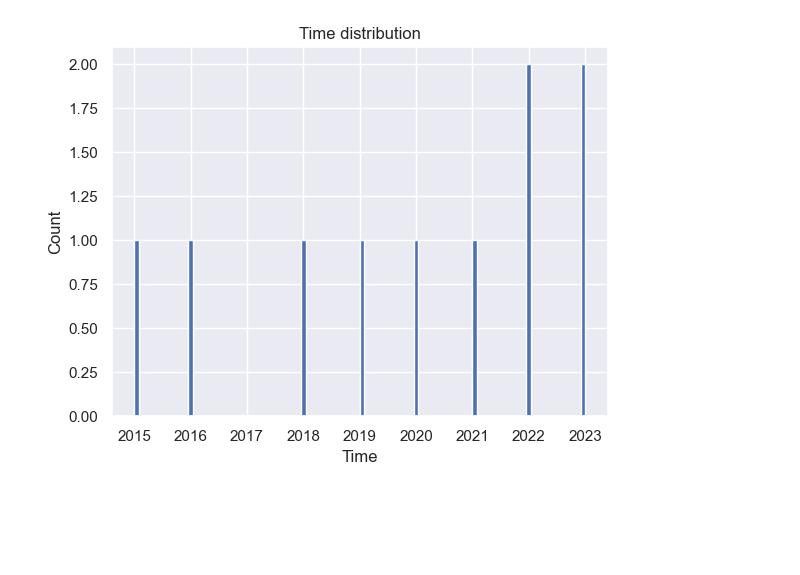
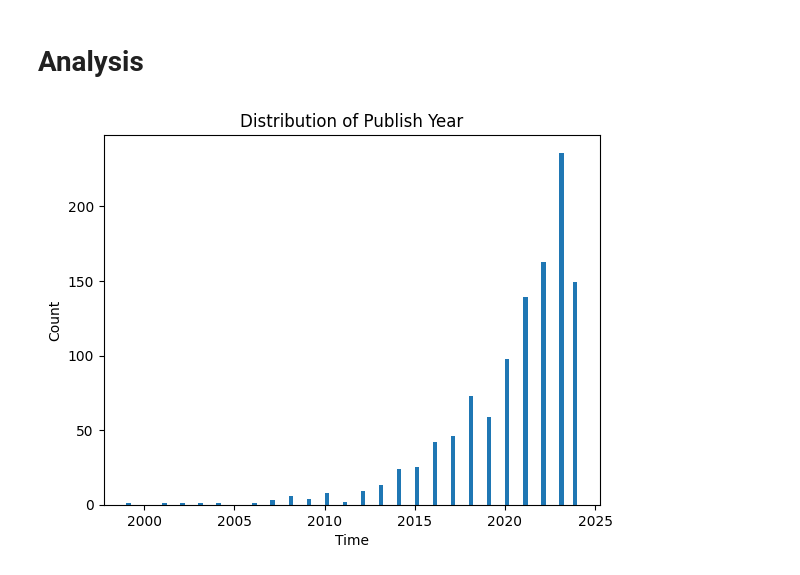
Before and after one commit to F102M8/data-science-project, a Jupyter notebook: Preprocesing.ipynb, the cells around one changed output. Saved outputs shown, nothing was run; the diff lists cells and outputs as text; code cells hidden in the pictures; blank space fills up the shorter version.

```diff
--- a/Preprocesing.ipynb
+++ b/Preprocesing.ipynb
@@ -67,0 +65,19 @@ df.describe(include='object')
+# %%
+# duplicate_rows = df[df.duplicated(subset=['NAME'])]
+# print("Duplicate Rows based on the 'NAME' column:")
+# duplicate_rows
+# num_duplicates = duplicate_rows.shape[0]
+# print(f"Number of duplicate rows based on the 'NAME' column: {num_duplicates}")
+# df = df_copy.drop_duplicates(subset=['NAME'], keep='first')
+# duplicate_rows
+
+
+df_copy = df.copy()
+for col in df_copy.columns:
+    if df_copy[col].apply(lambda x: isinstance(x, list)).any():
+        df_copy[col] = df_copy[col].apply(tuple)
+duplicate_rows = df_copy[df_copy.duplicated()]
+num_duplicates = duplicate_rows.shape[0]
+print(f"Number of duplicate rows: {num_duplicates}")
+df = df_copy.drop_duplicates(keep='first')
+duplicate_rows
@@ -68,4 +99,18 @@ df.describe(include='object')
+# %%
+df.replace('N/A', pd.NA, inplace=True)
 # %%
-df['PUBLISH_YEAR'] = df['RELEASE_DATE'].str.extract(r'(\s\d+)').astype(int)
-df = df.drop('RELEASE_DATE', axis=1)
+if 'RELEASE_DATE' in df.columns:
+    df['PUBLISH_YEAR'] = df['RELEASE_DATE'].str.extract(r'(\d{4})')
+
+    df['PUBLISH_YEAR'] = pd.to_numeric(df['PUBLISH_YEAR'], errors='coerce')
+
+    df['PUBLISH_YEAR'] = df['PUBLISH_YEAR'].fillna(-1)
+    df['PUBLISH_YEAR'] = df['PUBLISH_YEAR'].astype(int)
+    df['PUBLISH_YEAR'] = df['PUBLISH_YEAR'].replace(-1, pd.NA)
+
+    df = df.drop('RELEASE_DATE', axis=1)
+# %%
+# Replace null values in 'PUBLISH_YEAR' with the median of the column
+median_publish_year = df['PUBLISH_YEAR'].median()
+filled_publish_year = df['PUBLISH_YEAR'].fillna(median_publish_year)
 # %%
@@ -296,0 +491,2 @@ memory usage: 1.3+ KB
+# %% [markdown]
+# Analysis
@@ -297,9 +503,9 @@ memory usage: 1.3+ KB
 # %%
-plt.hist(df['PUBLISH_YEAR'], bins=100)
+# Plot the histogram
+plt.hist(filled_publish_year, bins=100)
 plt.xlabel('Time')
 plt.ylabel('Count')
-plt.title('Time distribution')
-
+plt.title('Distribution of Publish Year')
 plt.show()
 # %% [output]
-[figure, old version]
+[figure, new version]
```
Also changed, not shown: parts of 55 cells of this notebook.
